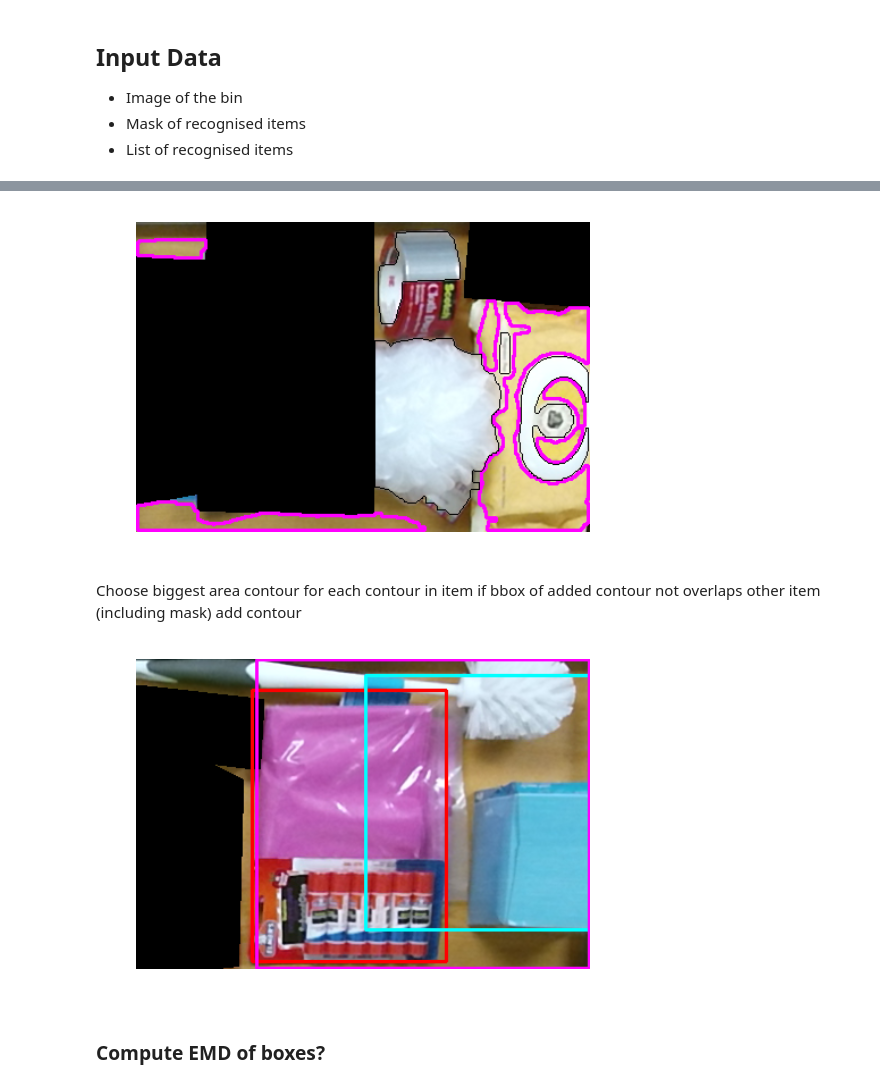
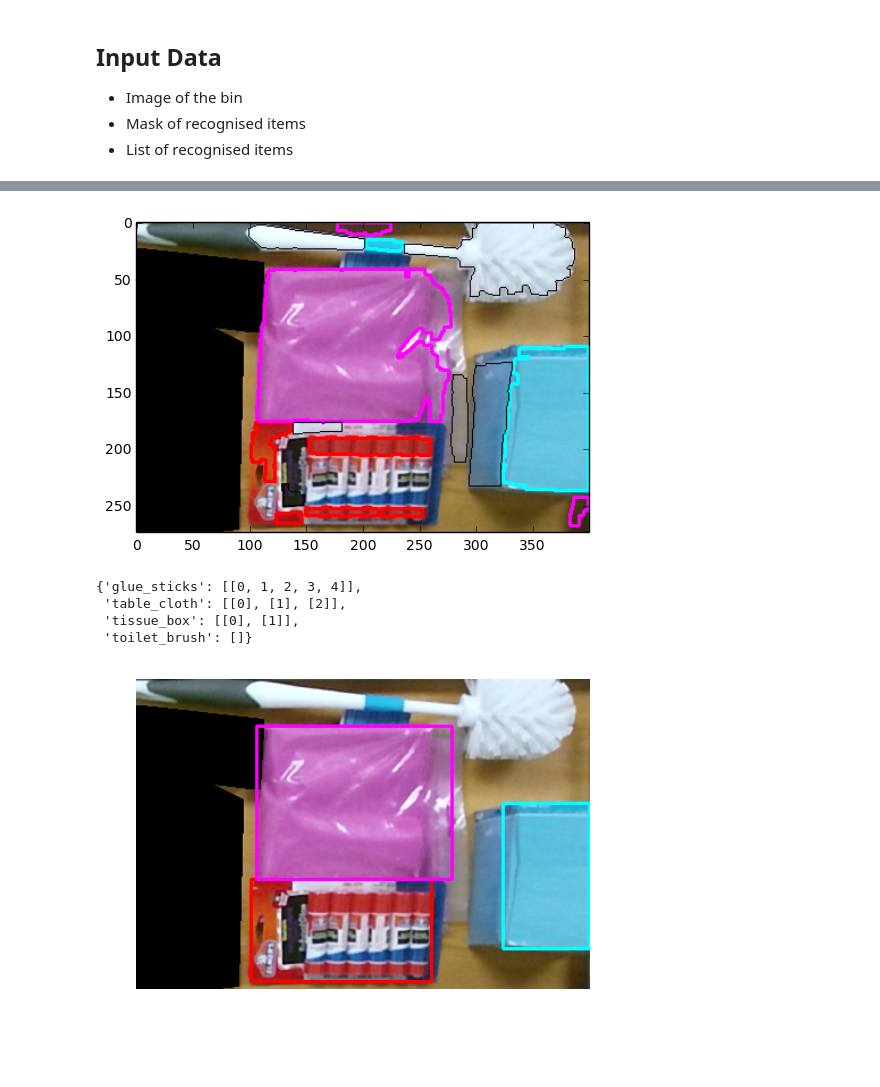
Before and after one commit to ecervera/Baxter-Vision, a Jupyter notebook: 21 Segmentation based on Color.ipynb, the cells around one changed output, grey strips where cells are left out. Cells and saved outputs as stored; diff of their text form; code cells hidden in the pictures; blank space fills up the shorter version.

Commit message:
contour clustering

```diff
--- a/21 Segmentation based on Color.ipynb
+++ b/21 Segmentation based on Color.ipynb
@@ -67,24 +72,20 @@ pos_unkw = [(p,w) for p,w in zip(positions, weights) if len(w)>1]
 # %%
 it_col = {'table_cloth':(255,0,255),'tissue_box':(0,255,255),'glue_sticks':(255,0,0),'toilet_brush':(255,255,0),
           'burts_bees_baby_wipes':(255,0,255),'bath_sponge':(0,255,255),'duct_tape':(255,0,0)}
 image_disp = image_bin.copy()
 #mask_disp  = 255 - image_mask
 contours = {}
 for item in items:
     contours[item] = []
     it_pos = [p for p,it in pos_ok if it==item]
     for cnt in it_pos:
         contours[item] += cnt
         cv2.drawContours(image_disp,cnt,-1,it_col[item],2)
         #cv2.drawContours(mask_disp,cnt,-1,(255,),-1)
 for pos,w in pos_unkw:
     for cnt in pos:
         cv2.drawContours(image_disp,cnt,-1,(0,0,0),1)
         #cv2.drawContours(mask_disp,cnt,-1,(255,),-1)
-plt.imshow(image_disp); plt.axis('off');
+plt.imshow(image_disp); #plt.axis('off');
 # %% [output]
-[figure, old version]
+[figure, new version]
-# %% [markdown]
-Choose biggest area contour
-for each contour in item
-    if bbox of added contour not overlaps other item (including mask) add contour
@@ -91,11 +142,17 @@ for each contour in item
+# %%
+clusters
+# %% [output]
+{'glue_sticks': [[0, 1, 2, 3, 4]],
+ 'table_cloth': [[0], [1], [2]],
+ 'tissue_box': [[0], [1]],
+ 'toilet_brush': []}
 # %%
 image_disp = image_bin.copy()
 for item in items:
-    if contours[item]:
-        x,y,w,h = cv2.boundingRect(np.vstack(tuple(contours[item])))
+    if clusters[item]:
+        cc = [c for idx, c in enumerate(contours[item]) if idx in clusters[item][0]]
+        x,y,w,h = cv2.boundingRect(np.vstack(tuple(cc)))
         cv2.rectangle(image_disp, (x,y), (x+w,y+h), it_col[item],2)
 plt.imshow(image_disp); plt.axis('off');
 # %% [output]
-[figure, old version]
+[figure, new version]
-# %% [markdown]
-### Compute EMD of boxes?
```
Also changed, not shown: parts of 5 cells of this notebook.
